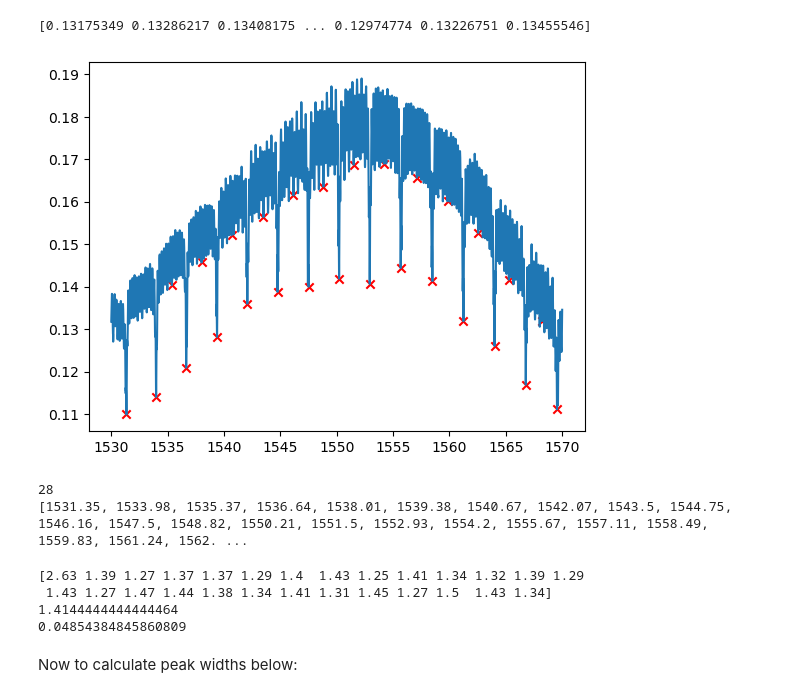
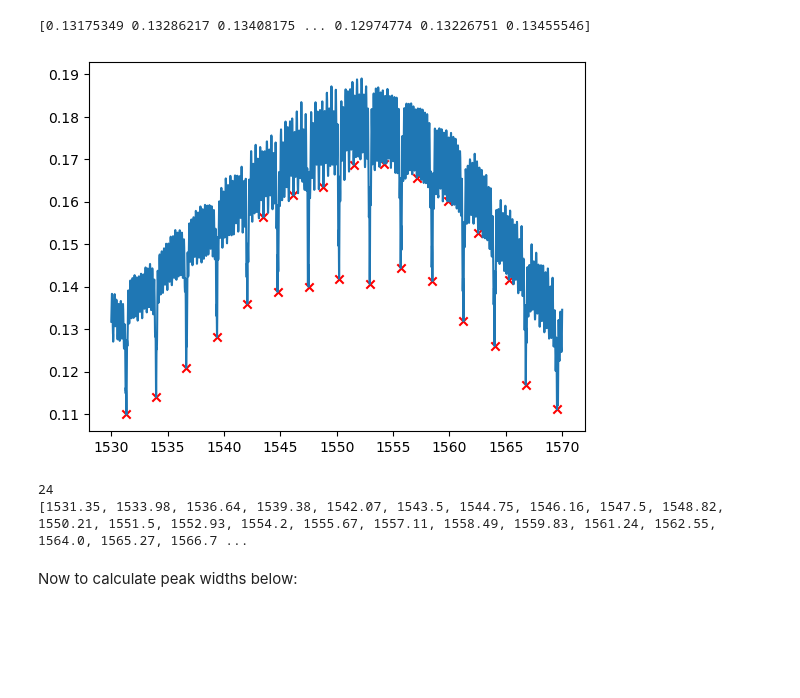
Before and after one commit to tdasanjh/team-chip-project, a Jupyter notebook: data_analysis/data_analysis_notebook_Q_factor.ipynb, the cells around one changed output. Cells and saved outputs as stored; diff of their text form; code cells hidden in the pictures; blank space fills up the shorter version.

```diff
--- a/data_analysis/data_analysis_notebook_Q_factor.ipynb
+++ b/data_analysis/data_analysis_notebook_Q_factor.ipynb
@@ -28,30 +28,25 @@ print(power_peak_search)
 # %%
 wvlen_step_size=0.01
 approx_fsr=2.5
-promin_use=0.01
+promin_use=0.02
 dist_use=(approx_fsr/2)/wvlen_step_size
 #dist_use=1
 peak_locs,n_peaks,peak_wavelens,peak_powers=daf.give_peak_locs(wvlen_step_size,approx_fsr,promin_use,dist_use,wvlen_peak_search,power_peak_search)
 plt.plot(wvlen_peak_search,power_peak_search)
 plt.scatter(peak_wavelens,peak_powers,color="red", marker="x")
 plt.show()
 print(n_peaks)#just added for check
 print(peak_wavelens)#check
 # %% [output]
-[figure, old version]
+[figure, new version]
-28
-[1531.35, 1533.98, 1535.37, 1536.64, 1538.01, 1539.38, 1540.67, 1542.07, 1543.5, 1544.75, 1546.16, 1547.5, 1548.82, 1550.21, 1551.5, 1552.93, 1554.2, 1555.67, 1557.11, 1558.49, 1559.83, 1561.24, 1562. ...
+24
+[1531.35, 1533.98, 1536.64, 1539.38, 1542.07, 1543.5, 1544.75, 1546.16, 1547.5, 1548.82, 1550.21, 1551.5, 1552.93, 1554.2, 1555.67, 1557.11, 1558.49, 1559.83, 1561.24, 1562.55, 1564.0, 1565.27, 1566.7 ...
 # %%
 fsr_values=daf.calc_fsrs(peak_wavelens)
 fsr_mean,fsr_error=daf.fsr_avg_and_error(fsr_values)
 print(fsr_values)
 print(fsr_mean)
 print(fsr_error)
-# %% [output]
-[2.63 1.39 1.27 1.37 1.37 1.29 1.4  1.43 1.25 1.41 1.34 1.32 1.39 1.29
- 1.43 1.27 1.47 1.44 1.38 1.34 1.41 1.31 1.45 1.27 1.5  1.43 1.34]
-1.4144444444444464
-0.04854384845860809
 # %% [markdown]
 Now to calculate peak widths below:
 # %%
```
Also changed, not shown: parts of 4 cells of this notebook, 1 other file.
